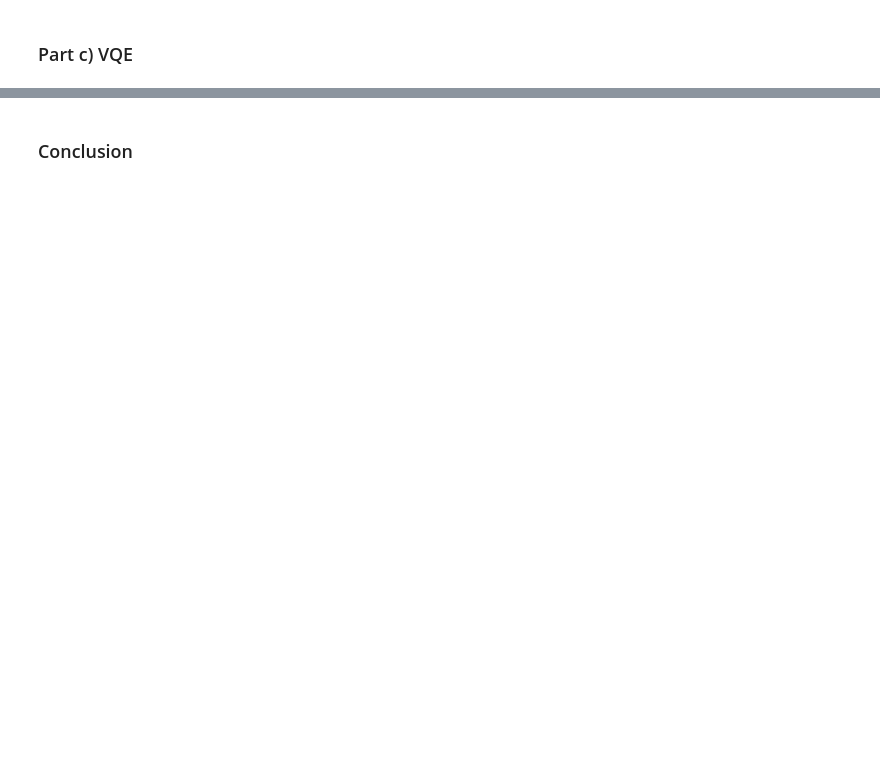
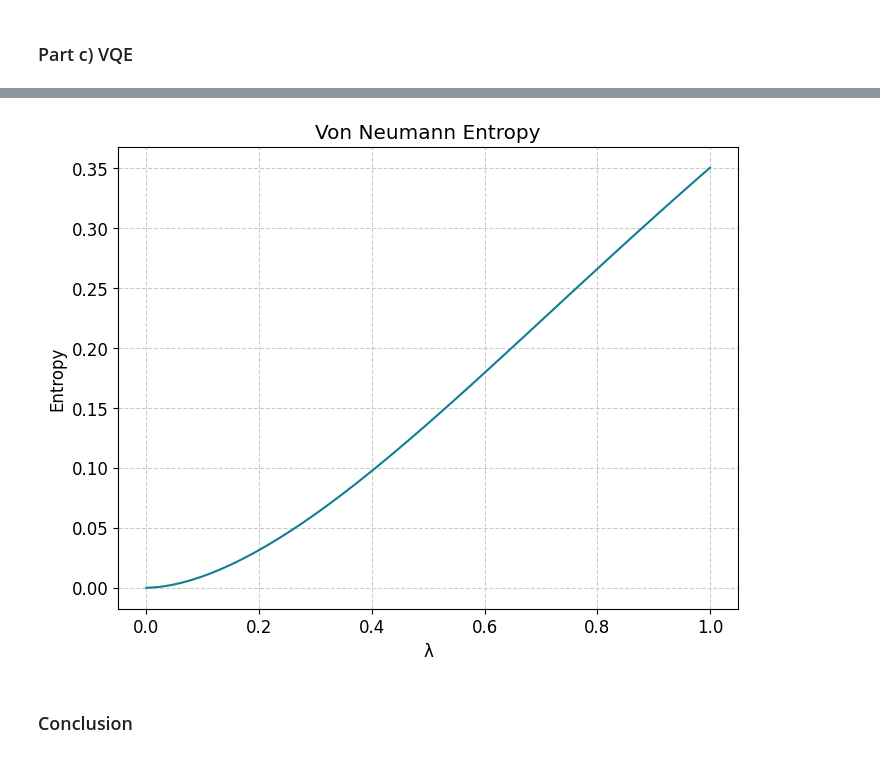
Before and after one commit to hishemok/FYS5419, a Jupyter notebook: Project1.ipynb, the cells around one changed output, grey strips where cells are left out. Saved outputs shown, nothing was run; the diff lists cells and outputs as text; code cells hidden in the pictures; blank space fills up the shorter version.

```diff
--- a/Project1.ipynb
+++ b/Project1.ipynb
@@ -348,2 +451,31 @@ Eigenvectors for λ: 1.00 = [[ 0.99513333 -0.09853762]
+# %%
+#Von Neumann entropy
+def von_neumann_entropy(rho: np.array) -> float:
+    """
+    Returns the von Neumann entropy for a given density matrix
+    """
+    eigvals = np.linalg.eigvals(rho)
+    eigvals = eigvals[eigvals > 1e-10]#avoid log(0)
+    return -np.sum(eigvals*np.log2(eigvals))
+
+
+entropies = []
+for i in range(len(eigenvectors)):
+    psi0 = eigenvectors[i][:,0]
+    rho0 = np.outer(psi0,psi0.conj()).reshape(2,2,2,2)
+    rhoA = np.trace(rho0,axis1=1,axis2=3)
+    # rhoB = np.trace(rho0,axis1=1,axis2=3)
+    entropies.append(von_neumann_entropy(rhoA))
+
+
+
+
+plt.plot(lam_vals, entropies)
+plt.xlabel("λ")
+plt.ylabel("Entropy")
+plt.title("Von Neumann Entropy")
+plt.show()
+# %% [output]
+[figure, added]
 # %% [markdown]
 ### Conclusion
```
Also changed, not shown: parts of 6 cells of this notebook, 1 other file.
